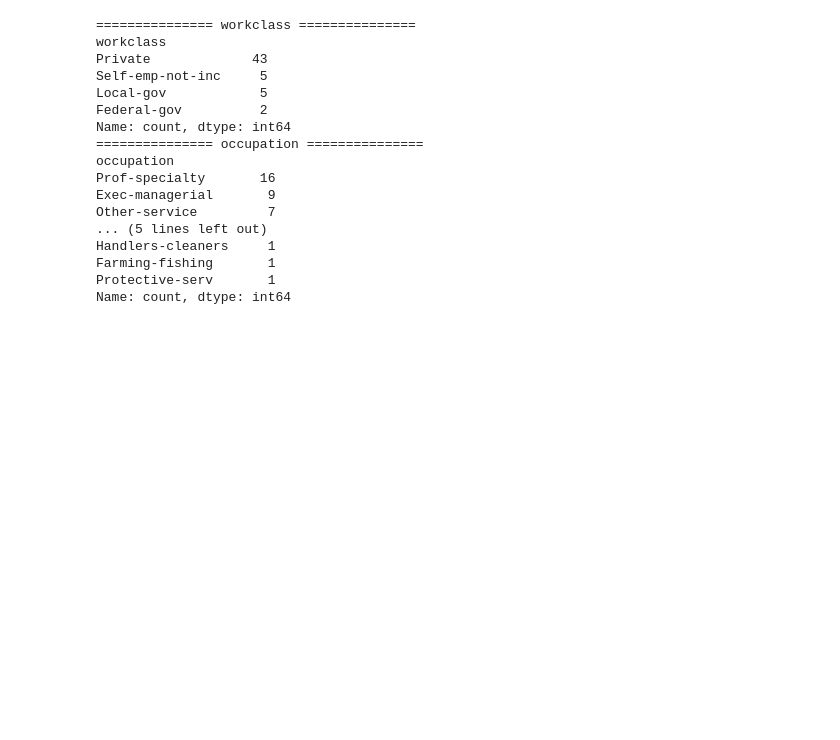
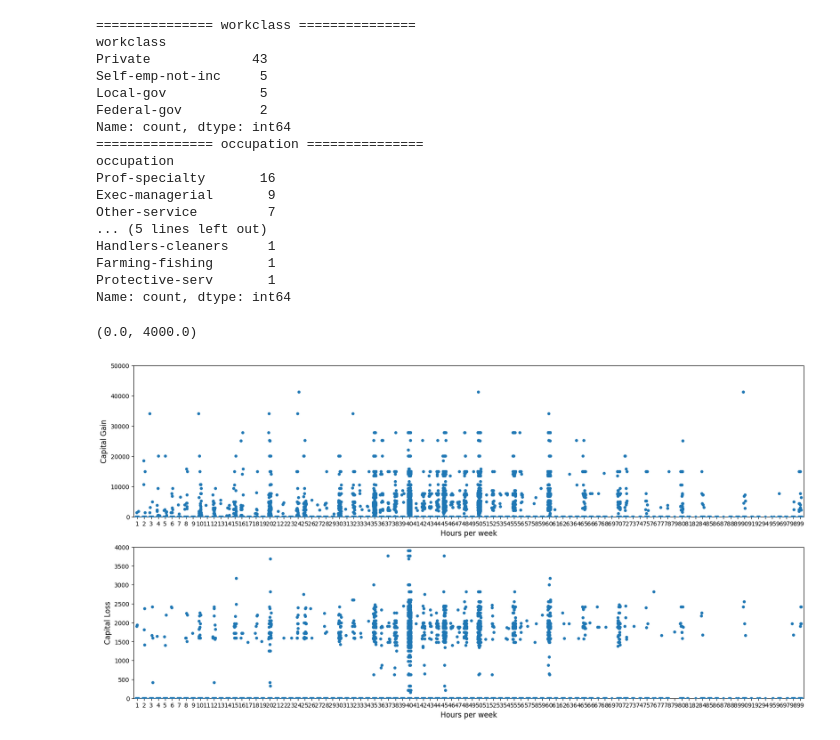
Before and after one commit to Gajendra9444/Data-Science, a Jupyter notebook: stat_data.ipynb, the cells around one changed output. Cells and saved outputs as stored; diff of their text form; code cells hidden in the pictures; blank space fills up the shorter version.

```diff
--- a/stat_data.ipynb
+++ b/stat_data.ipynb
@@ -1118,3 +1118,19 @@ Handlers-cleaners     1
 Farming-fishing       1
 Protective-serv       1
 Name: count, dtype: int64
+# %%
+fig = plt.figure(figsize=(20, 10))
+ax = fig.add_subplot(2, 1, 1)
+sns.stripplot(x='hours-per-week', y='capital-gain', data=data, jitter=0.2, ax=ax)
+plt.xlabel('Hours per week', fontsize=12)
+plt.ylabel('Capital Gain', fontsize=12)
+plt.ylim(0, 50000)
+
+ax = fig.add_subplot(2, 1, 2)
+sns.stripplot(x='hours-per-week', y='capital-loss', data=data, jitter=0.2, ax=ax)
+plt.xlabel('Hours per week', fontsize=12)
+plt.ylabel('Capital Loss', fontsize=12)
+plt.ylim(0, 4000)
+# %% [output]
+(0.0, 4000.0)
+[figure, added]
```
Also changed, not shown: parts of 12 cells of this notebook, 1 other file.
